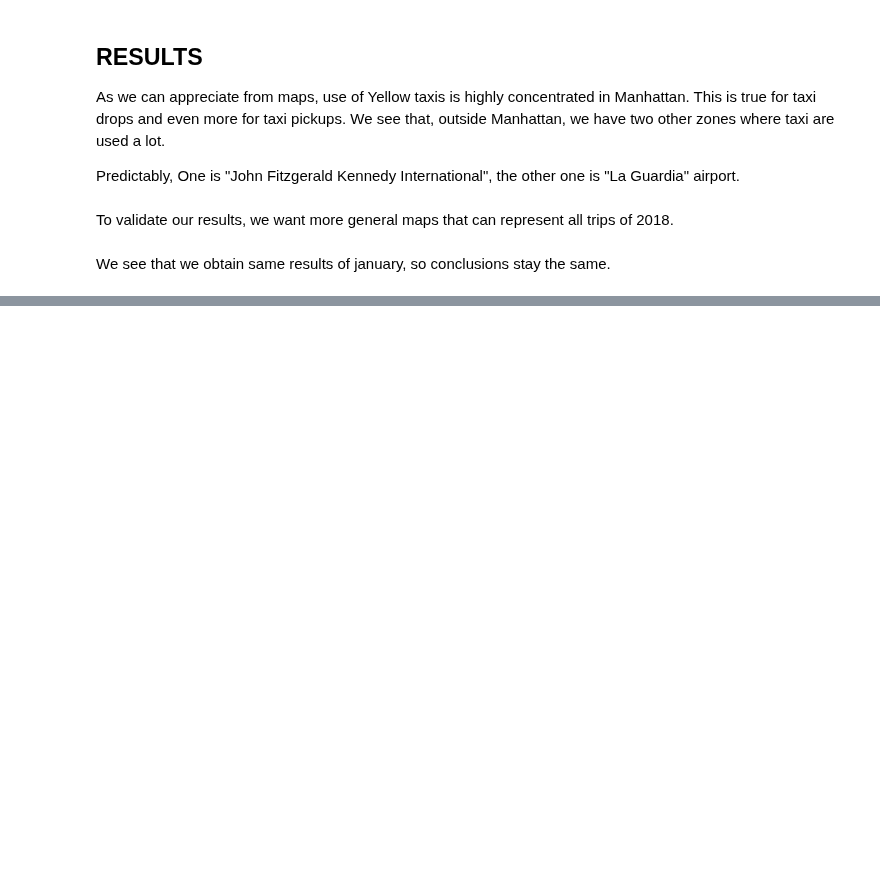
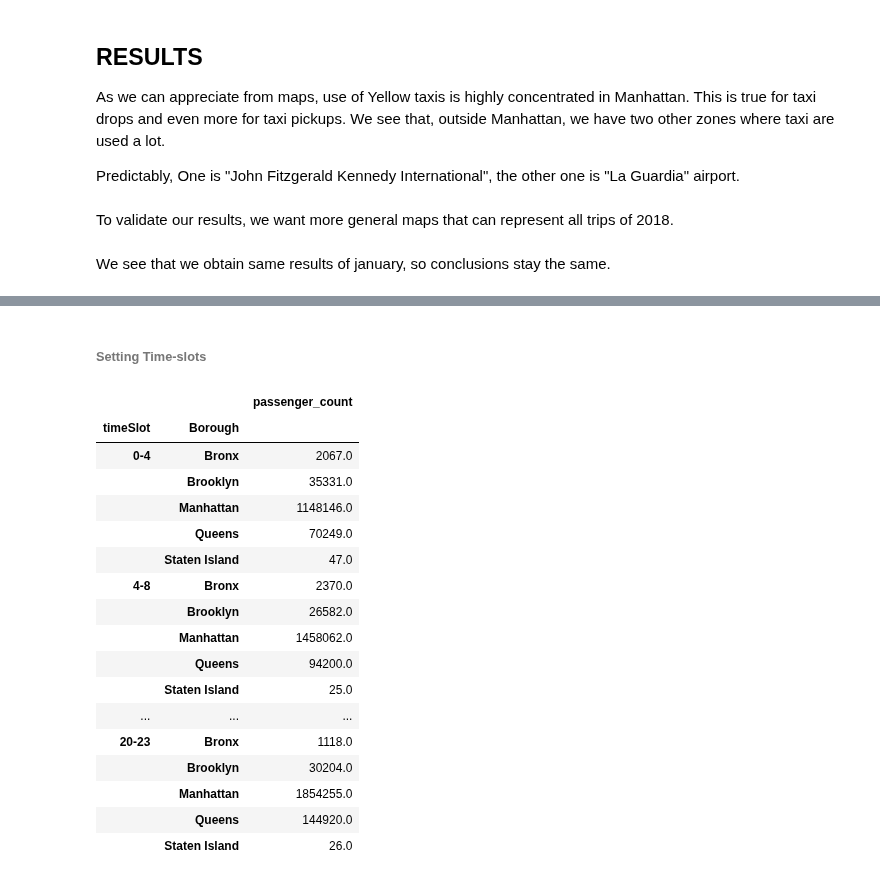
Before and after one commit to EgonFerri/ADM-HM2, a Jupyter notebook: HMW2_OFFICIALFILE.ipynb, the cells around one changed output, grey strips where cells are left out. Cells and saved outputs as stored; diff of their text form; code cells hidden in the pictures; blank space fills up the shorter version.

```diff
--- a/HMW2_OFFICIALFILE.ipynb
+++ b/HMW2_OFFICIALFILE.ipynb
@@ -1142,0 +1317,2 @@ We see that we obtain same results of january, so conclusions stay the same.
+# %% [markdown]
+###### Setting Time-slots
@@ -1142,0 +1328,21 @@ We see that we obtain same results of january, so conclusions stay the same.
+# %%
+result.groupby(['timeSlot', 'Borough']).sum()
+# %% [output]
+|  |  | passenger_count |
+| timeSlot | Borough |  |
+| 0-4 | Bronx | 2067.0 |
+|  | Brooklyn | 35331.0 |
+|  | Manhattan | 1148146.0 |
+|  | Queens | 70249.0 |
+|  | Staten Island | 47.0 |
+| 4-8 | Bronx | 2370.0 |
+|  | Brooklyn | 26582.0 |
+|  | Manhattan | 1458062.0 |
+|  | Queens | 94200.0 |
+|  | Staten Island | 25.0 |
+| ... | ... | ... |
+| 20-23 | Bronx | 1118.0 |
+|  | Brooklyn | 30204.0 |
+|  | Manhattan | 1854255.0 |
+|  | Queens | 144920.0 |
+|  | Staten Island | 26.0 |
```
Also changed, not shown: parts of 41 cells of this notebook.
